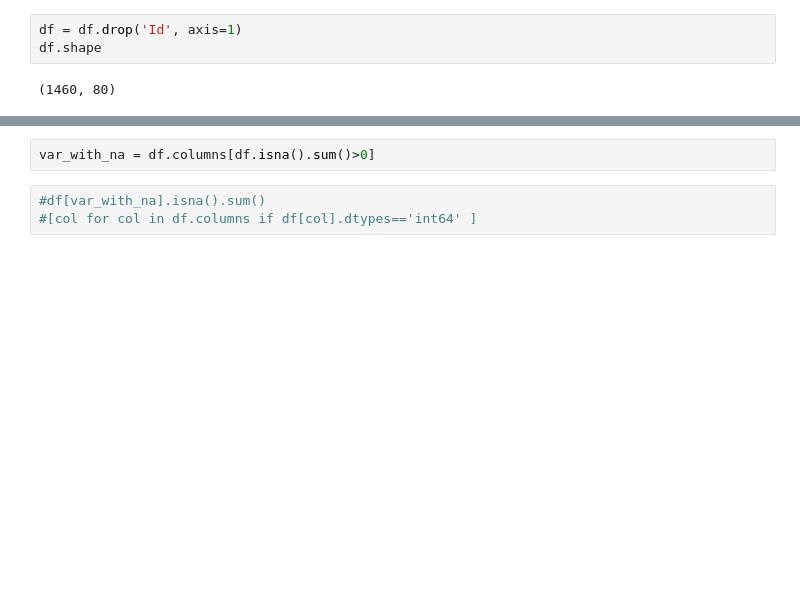
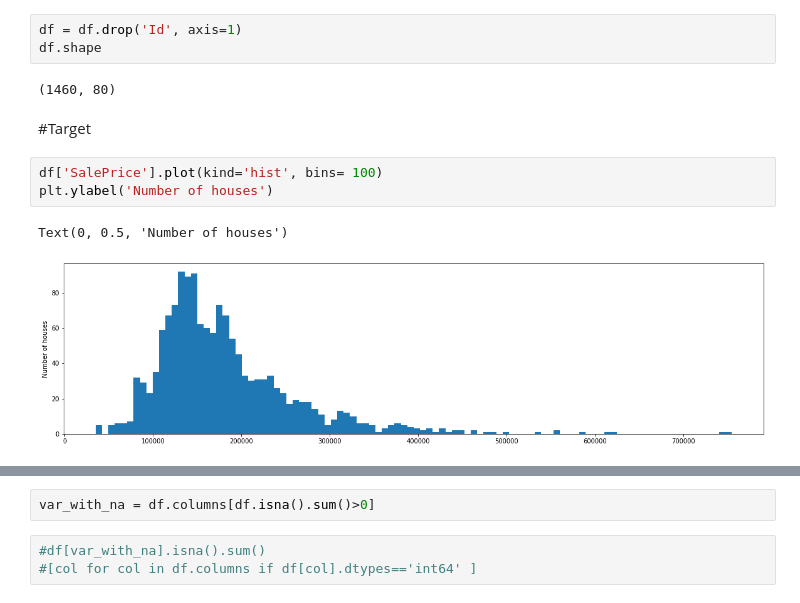
Before and after one commit to bridgecrew-perf6/deploying-machine-learning-models-1, a Jupyter notebook: ml_deploy_1.ipynb, the cells around one changed output, grey strips where cells are left out. Drawn from its saved outputs; the diff is of its cells as text; blank space fills up the shorter version.

```diff
--- a/ml_deploy_1.ipynb
+++ b/ml_deploy_1.ipynb
@@ -29,6 +28,14 @@ df = df.drop('Id', axis=1)
 df.shape
 # %% [output]
 (1460, 80)
+# %% [markdown]
+#Target
+# %%
+df['SalePrice'].plot(kind='hist', bins= 100)
+plt.ylabel('Number of houses')
+# %% [output]
+Text(0, 0.5, 'Number of houses')
+[figure, added]
 # %%
 df.isna().sum().sort_values(ascending=False).plot.bar()
 plt.ylabel('number of na')
```
Also changed, not shown: parts of 2 cells of this notebook.
